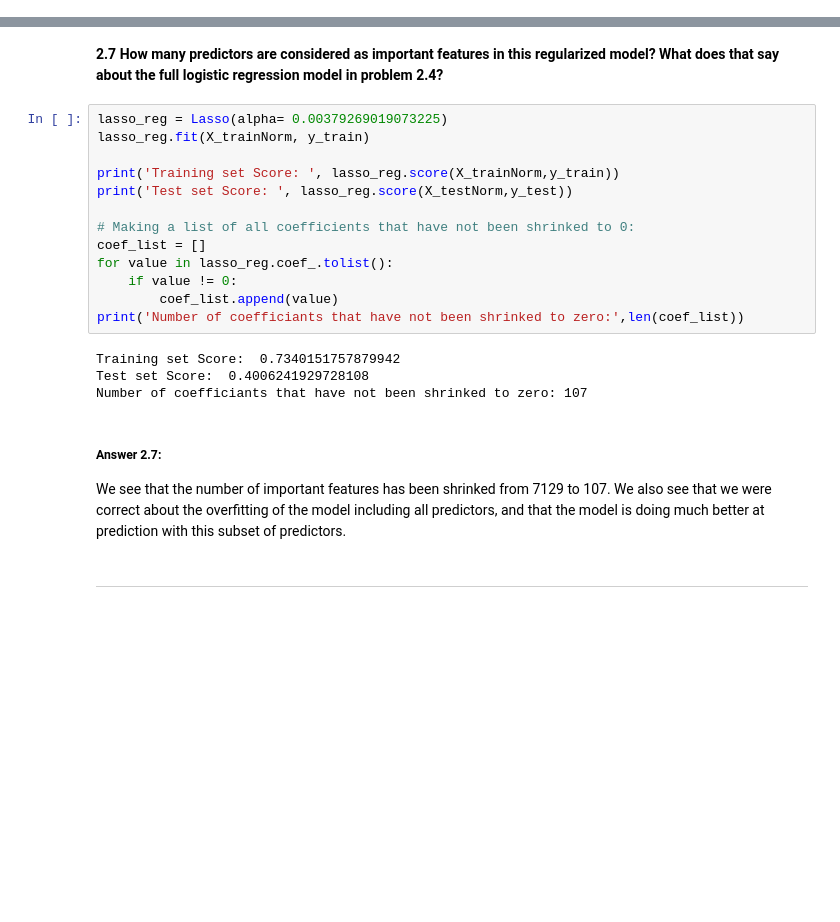
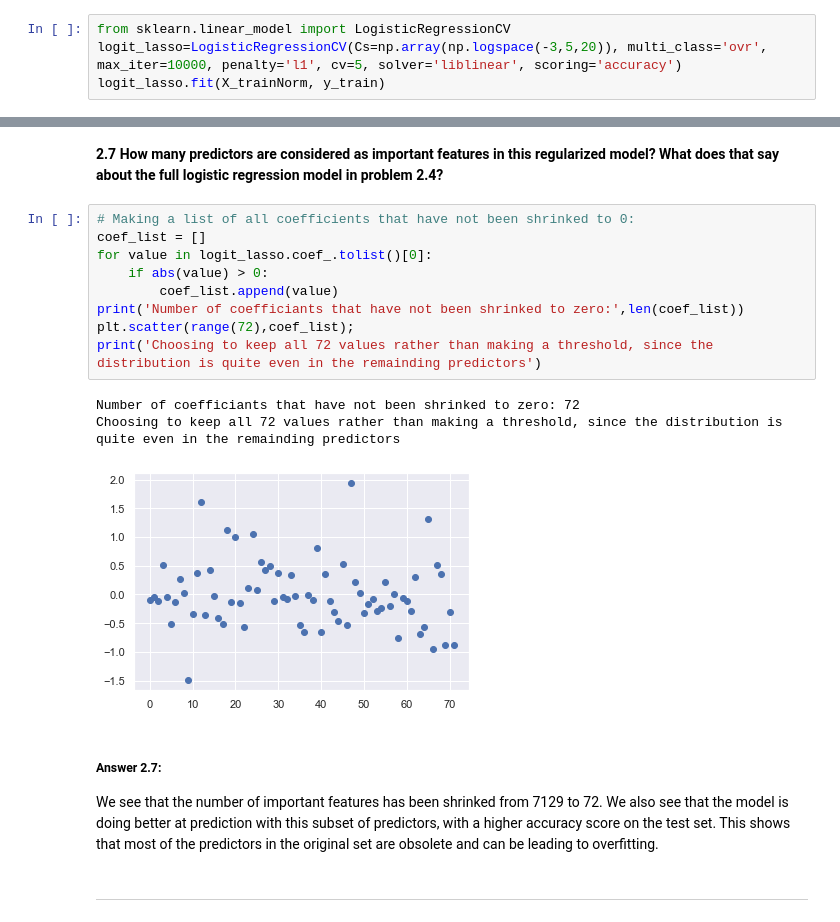
Before and after one commit to kkvalsvik/DataScience_cs109a_Harvard, a Jupyter notebook: cs_s109a_hw4.ipynb, the cells around one changed output, grey strips where cells are left out. Saved outputs shown, nothing was run; the diff lists cells and outputs as text; blank space fills up the shorter version.

```diff
--- a/cs_s109a_hw4.ipynb
+++ b/cs_s109a_hw4.ipynb
@@ -407,0 +321,4 @@ ValueError: Classification metrics can't handle a mix of binary and continuous t
+# %%
+from sklearn.linear_model import LogisticRegressionCV
+logit_lasso=LogisticRegressionCV(Cs=np.array(np.logspace(-3,5,20)), multi_class='ovr', max_iter=10000, penalty='l1', cv=5, solver='liblinear', scoring='accuracy')
+logit_lasso.fit(X_trainNorm, y_train)
@@ -408,25 +341,21 @@ ValueError: Classification metrics can't handle a mix of binary and continuous t
 # %% [markdown]
 **2.7 How many predictors are considered as important features in this regularized model?  What does that say about the full logistic regression model in problem 2.4?**
 # %%
-lasso_reg = Lasso(alpha= 0.00379269019073225)
-lasso_reg.fit(X_trainNorm, y_train)
-
-print('Training set Score: ', lasso_reg.score(X_trainNorm,y_train))
-print('Test set Score: ', lasso_reg.score(X_testNorm,y_test))
-
 # Making a list of all coefficients that have not been shrinked to 0:
 coef_list = []
-for value in lasso_reg.coef_.tolist():
-    if value != 0:
+for value in logit_lasso.coef_.tolist()[0]:
+    if abs(value) > 0:
         coef_list.append(value)
 print('Number of coefficiants that have not been shrinked to zero:',len(coef_list))
+plt.scatter(range(72),coef_list);
+print('Choosing to keep all 72 values rather than making a threshold, since the distribution is quite even in the remainding predictors')
 # %% [output]
-Training set Score:  0.7340151757879942
-Test set Score:  0.4006241929728108
-Number of coefficiants that have not been shrinked to zero: 107
+Number of coefficiants that have not been shrinked to zero: 72
+Choosing to keep all 72 values rather than making a threshold, since the distribution is quite even in the remainding predictors
+[figure, added]
 # %% [markdown]
 ##### Answer 2.7:
-We see that the number of important features has been shrinked from 7129 to 107. We also see that we were correct about the overfitting of the model including all predictors, and that the model is doing much better at prediction with this subset of predictors.
+We see that the number of important features has been shrinked from 7129 to 72. We also see that the model is doing better at prediction with this subset of predictors, with a higher accuracy score on the test set. This shows that most of the predictors in the original set are obsolete and can be leading to overfitting.
 # %% [markdown]
 ---
 # %% [markdown]
```
Also changed, not shown: parts of 38 cells of this notebook.
